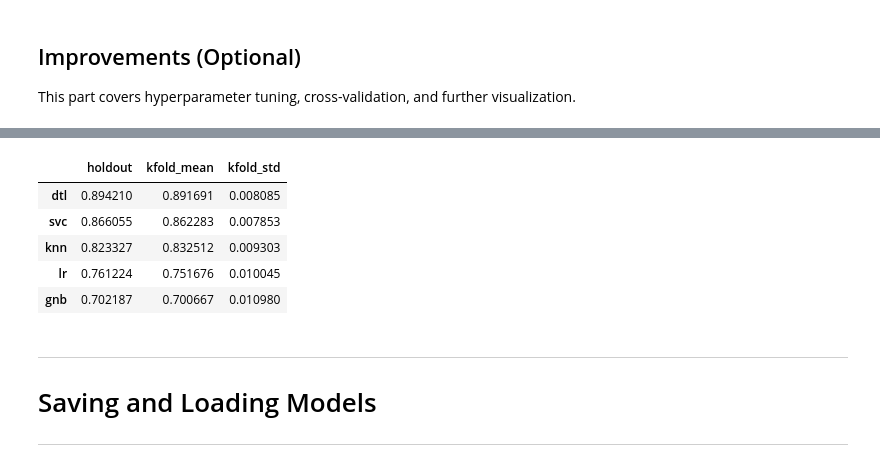
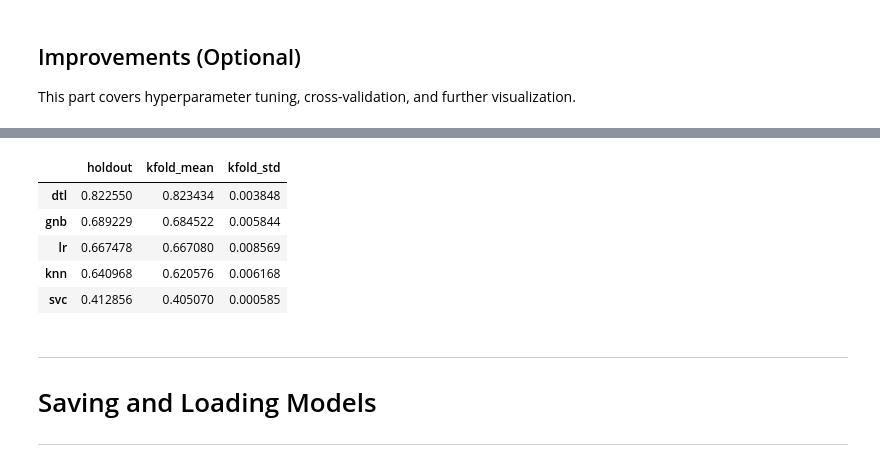
Before and after one commit to aufafaza/IF3170_G11_besokaja, a Jupyter notebook: Notebook.ipynb, the cells around one changed output, grey strips where cells are left out. Drawn from its saved outputs; the diff is of its cells as text; code cells hidden in the pictures.

Commit message:
FEAT: scikit model training

```diff
--- a/Notebook.ipynb
+++ b/Notebook.ipynb
@@ -1158,25 +1219,25 @@ gridKNN_scikit = {
 }
 # %%
 gridDTL_scikit = {
-    'max_depth' : [10, 40, 100],
-    'min_samples_split' : [10, 30, 60, 70],
-    'min_samples_leaf' : [10,40,80]
+    'max_depth' : [10],
+    'min_samples_split' : [2],
+    'min_samples_leaf' : [1]
 }
 # %%
 gridSVM_scikit ={
-    'kernel' : ['rbf', 'linear', 'poly'],
-    'C' : [0.1,1,10],
+    'kernel' : ['rbf'],
+    'C' : [0.1],
     'gamma' : ['scale', 0.01, 0.1]
 }
 # %%
 gridLR_scikit = {
-    'max_iter': [50, 100, 300, 1000],
+    'max_iter': [50],
     'penalty': ['l2'],
-    'C': [0.01, 0.1, 1, 10]
+    'C': [0.1]
 }
 # %%
 gridGNB_scikit ={
-    'var_smoothing': [1e-9, 1e-6, 1e-3]
+    'var_smoothing': [1e-9]
 }
 # %%
 knn_tuned_scikit = tune (models_scikit['knn'], gridKNN_scikit, X_train, y_train)
@@ -1212,35 +1269,35 @@ tuned_models
 # %%
 tuning_results_scikit = {
     'knn': knn_tuned_scikit,
     'dtl': dtl_tuned_scikit,
     'svc': svc_tuned_scikit,
     'lr': lr_tuned_scikit,
     'gnb': gnb_tuned_scikit,
 }
 
 metric_columns = ['kfold_mean', 'kfold_std']
 tuned_models_scikit = {
     name: clone(models_scikit[name]).set_params(
         **result.drop(columns=metric_columns).iloc[0].to_dict()
     )
-    for name, result in tuning_results.items()
+    for name, result in tuning_results_scikit.items()
 }
 
-kfold_table_tuned_scikit = kfold(tuned_models, X_train, y_train)
+kfold_table_tuned_scikit = kfold(tuned_models_scikit, X_train, y_train)
 kfold_table_tuned_scikit
 
-holdout_table_tuned_scikit = holdout(tuned_models, X_train, y_train, X_val, y_val)
+holdout_table_tuned_scikit = holdout(tuned_models_scikit, X_train, y_train, X_val, y_val)
 tuned_comparison_scikit = compare(holdout_table_tuned_scikit, kfold_table_tuned_scikit)
 
 best_model_name_scikit = tuned_comparison_scikit.index[0]
 tuned_comparison_scikit
 # %% [output]
 |  | holdout | kfold_mean | kfold_std |
-| dtl | 0.894210 | 0.891691 | 0.008085 |
-| svc | 0.866055 | 0.862283 | 0.007853 |
-| knn | 0.823327 | 0.832512 | 0.009303 |
-| lr | 0.761224 | 0.751676 | 0.010045 |
-| gnb | 0.702187 | 0.700667 | 0.010980 |
+| dtl | 0.822550 | 0.823434 | 0.003848 |
+| gnb | 0.689229 | 0.684522 | 0.005844 |
+| lr | 0.667478 | 0.667080 | 0.008569 |
+| knn | 0.640968 | 0.620576 | 0.006168 |
+| svc | 0.412856 | 0.405070 | 0.000585 |
 # %%
 # Write your code here
 tuned_comparison
```
Also changed, not shown: parts of 15 cells of this notebook.
